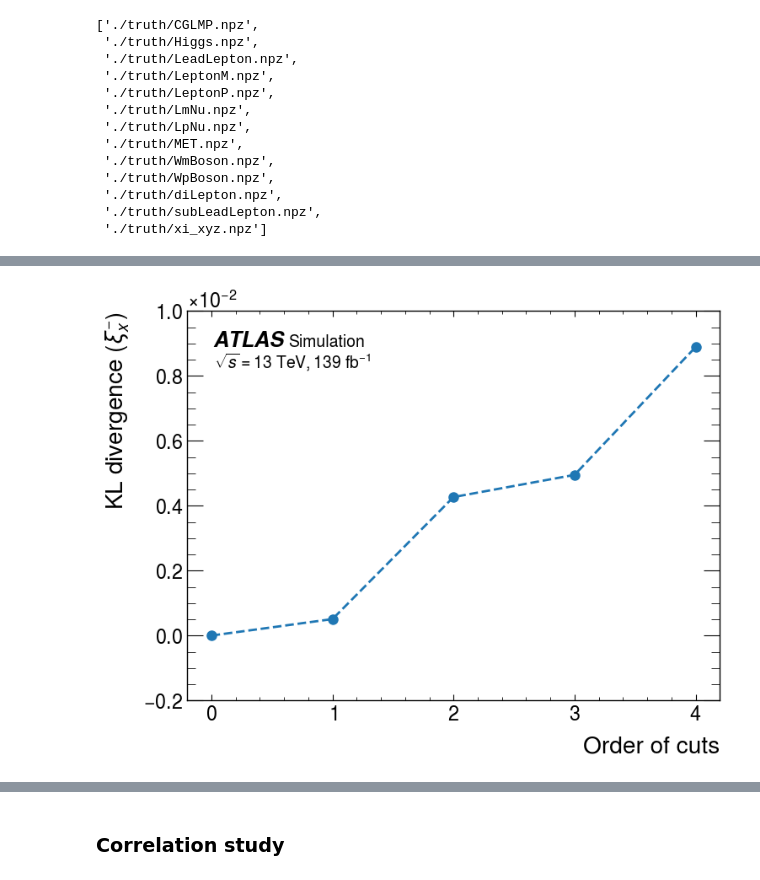
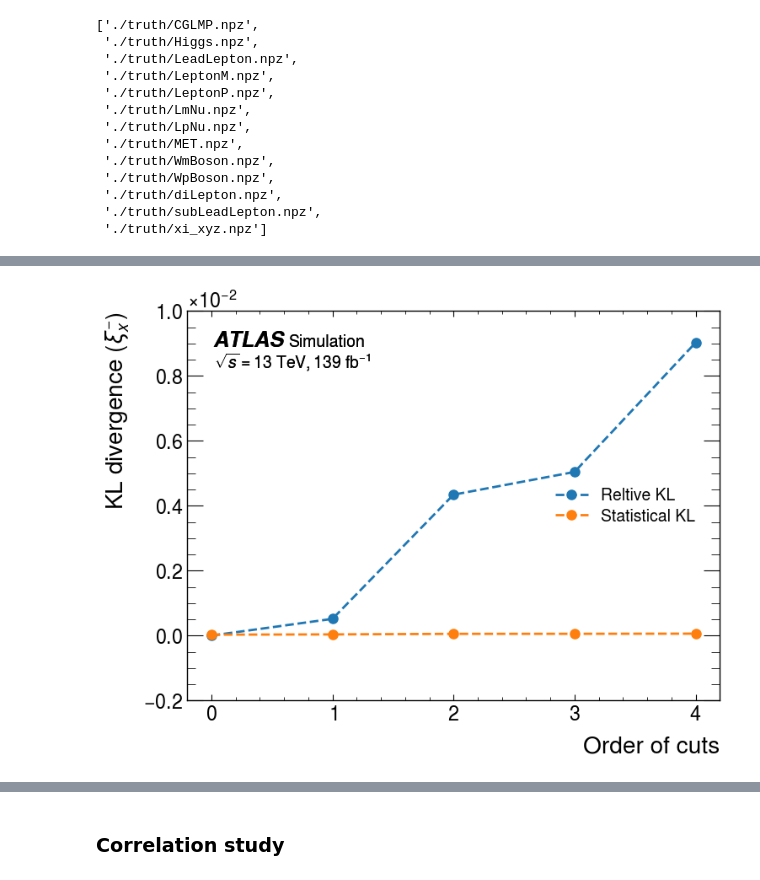
Before and after one commit to yygarypeng/Bell-Analysis, a Jupyter notebook: TRUTH3_dump_CutAnalysis/truth-analysis.ipynb, the cells around one changed output, grey strips where cells are left out. Drawn from its saved outputs; the diff is of its cells as text; code cells hidden in the pictures.

Commit message:
Update data and re-analyze the results and plots.

```diff
--- a/TRUTH3_dump_CutAnalysis/truth-analysis.ipynb
+++ b/TRUTH3_dump_CutAnalysis/truth-analysis.ipynb
@@ -250,3 +250,6 @@ cuts = [
     ],
 ]
 name = ["0", "1", "2", "3", "4"]
+# %%
+for i in range(len(cuts)):
+    CGLMP_analysis(Cuts=cuts[i], show=True, CutName=f"{i}")
@@ -501,47 +507,59 @@ plt.close()
 # Xi_m analysis
 
 rel_entro = np.zeros(len(cuts))
+sample_kl = np.zeros(len(cuts))
 fig = plt.figure(figsize=(9, 7), dpi=80)
 num = 0
 for i in cuts:
     ratio_data, rrange = ratio(i, [], df=Xi, var="xi_m_x")
     ratio_plot(ratio_data, ylabel=r"$\xi_{x}^{-}$", range=rrange)
     rel_entro[num], _ = kl_div(i, [], df=Xi, var="xi_m_x")
+    sample_kl[num] = kl_rel_div(i, var="xi_m_y")
     num += 1
 plt.legend(name, loc="best")
 plt.show()
 plt.close()
 kl_plot(rel_entro, ylabel=r"$\xi_{x}^{-}$", range=np.arange(len(cuts)))
+kl_plot(sample_kl, ylabel=r"$\xi_{x}^{-}$", range=np.arange(len(cuts)))
+plt.legend(["Reltive KL", "Statistical KL"], loc="center right")
 plt.show()
 plt.close()
 
 rel_entro = np.zeros(len(cuts))
+sample_kl = np.zeros(len(cuts))
 fig = plt.figure(figsize=(9, 7), dpi=80)
 num = 0
 for i in cuts:
     ratio_data, rrange = ratio(i, [], df=Xi, var="xi_m_y")
     ratio_plot(ratio_data, ylabel=r"$\xi_{y}^{-}$", range=rrange)
     rel_entro[num], _ = kl_div(i, [], df=Xi, var="xi_m_y")
+    sample_kl[num] = kl_rel_div(i, var="xi_m_y")
     num += 1
 plt.legend(name, loc="best")
 plt.show()
 plt.close()
 kl_plot(rel_entro, ylabel=r"$\xi_{y}^{-}$", range=np.arange(len(cuts)))
+kl_plot(sample_kl, ylabel=r"$\xi_{y}^{-}$", range=np.arange(len(cuts)))
+plt.legend(["Relative KL", "Statistical KL"], loc="center right")
 plt.show()
 plt.close()
 
 rel_entro = np.zeros(len(cuts))
+sample_kl = np.zeros(len(cuts))
 fig = plt.figure(figsize=(9, 7), dpi=80)
 num = 0
 for i in cuts:
     ratio_data, rrange = ratio(i, [], df=Xi, var="xi_m_z")
     ratio_plot(ratio_data, ylabel=r"$\xi_{z}^{-}$", range=rrange)
     rel_entro[num], _ = kl_div(i, [], df=Xi, var="xi_m_z")
+    sample_kl[num] = kl_rel_div(i, var="xi_m_z")
     num += 1
 plt.legend(name, loc="best")
 plt.show()
 plt.close()
 kl_plot(rel_entro, ylabel=r"$\xi_{z}^{-}$", range=np.arange(len(cuts)))
+kl_plot(sample_kl, ylabel=r"$\xi_{z}^{-}$", range=np.arange(len(cuts)))
+plt.legend(["Reltive KL", "Statistical KL"], loc="center right")
 plt.show()
 plt.close()
 # %% [output]
@@ -549 +567 @@ plt.close()
-[figure, old version]
+[figure, new version]
```
Also changed, not shown: parts of 21 cells of this notebook, 1 other file.
